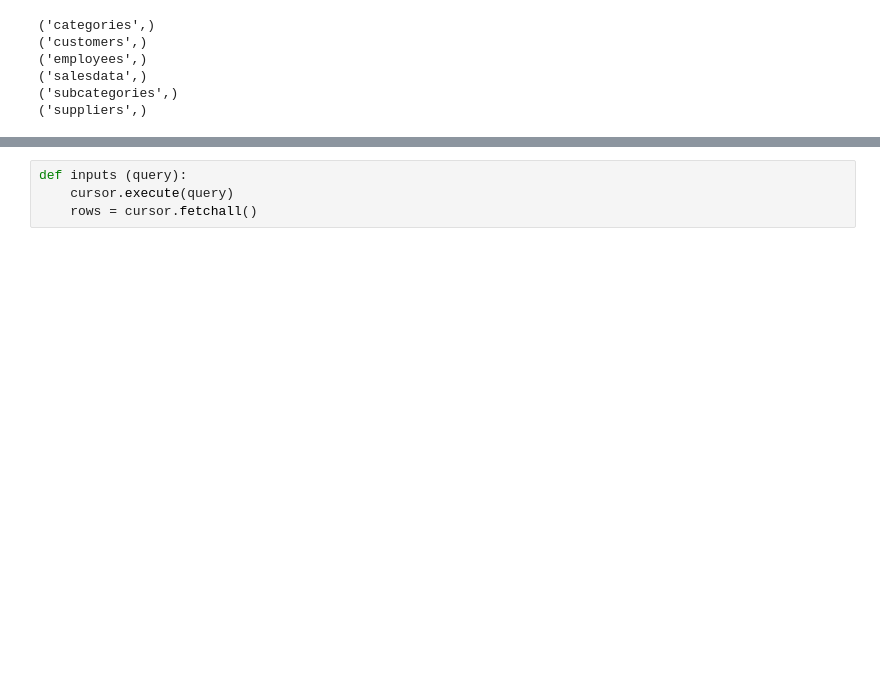
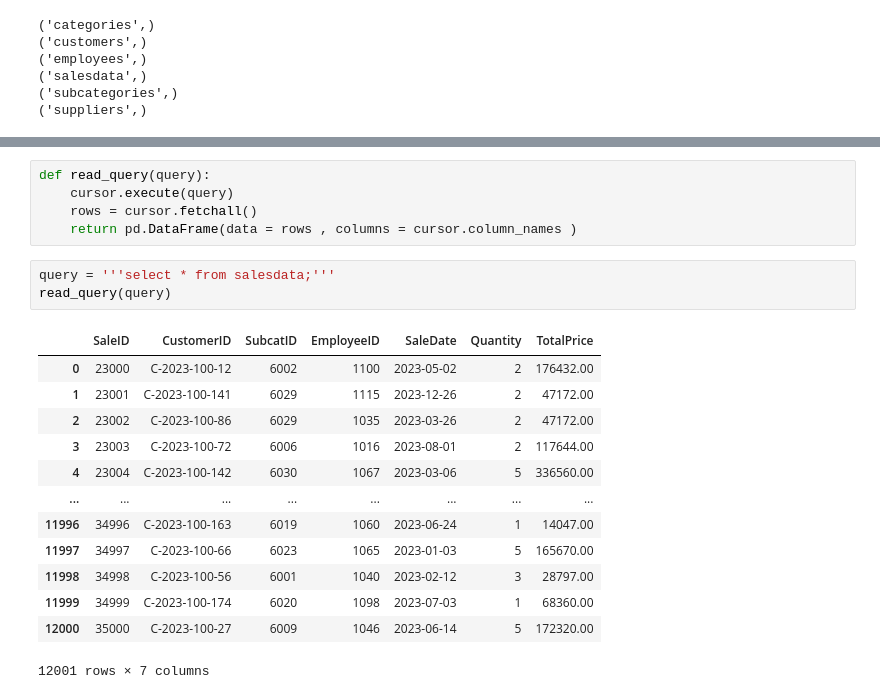
Before and after one commit to VishalMurya/SWIFT_MARKET_SQL, a Jupyter notebook: SQL.ipynb, the cells around one changed output, grey strips where cells are left out. Saved outputs shown, nothing was run; the diff lists cells and outputs as text; blank space fills up the shorter version.

```diff
--- a/SQL.ipynb
+++ b/SQL.ipynb
@@ -54,4 +91,22 @@ pd.DataFrame(data = rows , columns = cursor.column_names )
 # %%
-def inputs (query):
+def read_query(query):
     cursor.execute(query)
     rows = cursor.fetchall()
+    return pd.DataFrame(data = rows , columns = cursor.column_names )
+# %%
+query = '''select * from salesdata;'''
+read_query(query)
+# %% [output]
+|  | SaleID | CustomerID | SubcatID | EmployeeID | SaleDate | Quantity | TotalPrice |
+| 0 | 23000 | C-2023-100-12 | 6002 | 1100 | 2023-05-02 | 2 | 176432.00 |
+| 1 | 23001 | C-2023-100-141 | 6029 | 1115 | 2023-12-26 | 2 | 47172.00 |
+| 2 | 23002 | C-2023-100-86 | 6029 | 1035 | 2023-03-26 | 2 | 47172.00 |
+| 3 | 23003 | C-2023-100-72 | 6006 | 1016 | 2023-08-01 | 2 | 117644.00 |
+| 4 | 23004 | C-2023-100-142 | 6030 | 1067 | 2023-03-06 | 5 | 336560.00 |
+| ... | ... | ... | ... | ... | ... | ... | ... |
+| 11996 | 34996 | C-2023-100-163 | 6019 | 1060 | 2023-06-24 | 1 | 14047.00 |
+| 11997 | 34997 | C-2023-100-66 | 6023 | 1065 | 2023-01-03 | 5 | 165670.00 |
+| 11998 | 34998 | C-2023-100-56 | 6001 | 1040 | 2023-02-12 | 3 | 28797.00 |
+| 11999 | 34999 | C-2023-100-174 | 6020 | 1098 | 2023-07-03 | 1 | 68360.00 |
+| 12000 | 35000 | C-2023-100-27 | 6009 | 1046 | 2023-06-14 | 5 | 172320.00 |
+12001 rows × 7 columns
```
Also changed, not shown: parts of 9 cells of this notebook, 1 other file.
